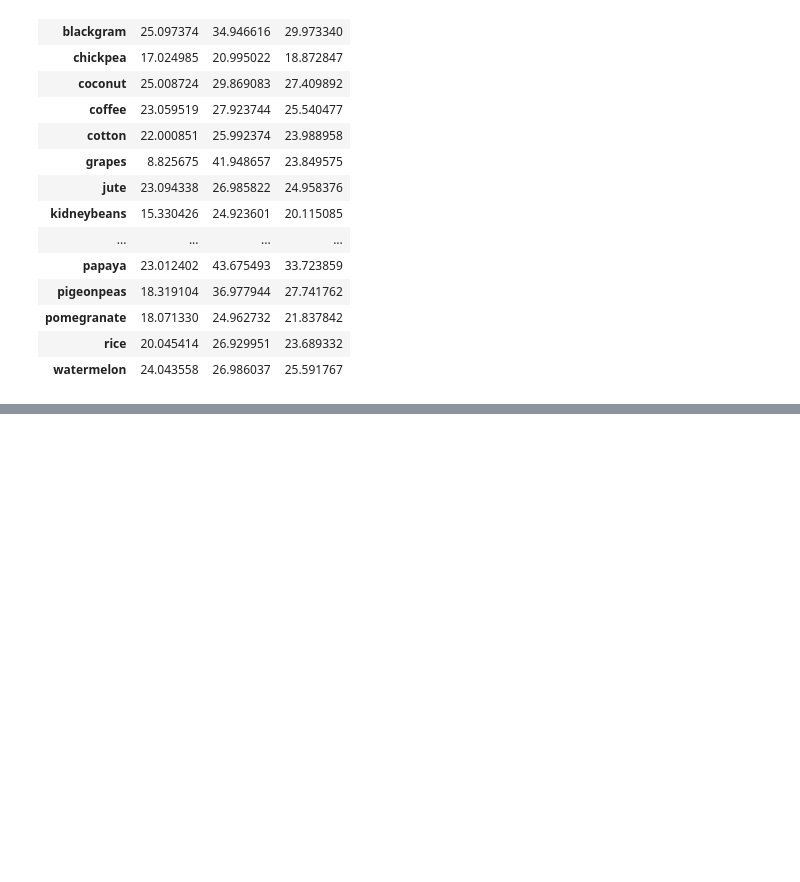
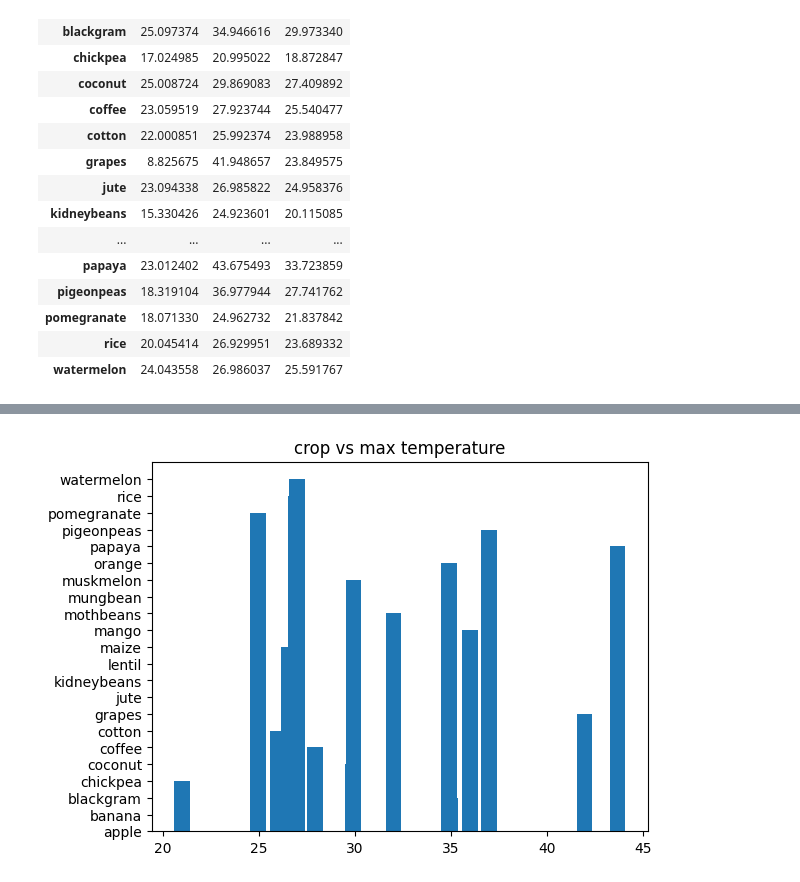
Before and after one commit to vanshika705/UnsupervisedLearningProject, a Jupyter notebook: project.ipynb, the cells around one changed output, grey strips where cells are left out. Saved outputs shown, nothing was run; the diff lists cells and outputs as text; code cells hidden in the pictures; blank space fills up the shorter version.

```diff
--- a/project.ipynb
+++ b/project.ipynb
@@ -151,0 +224,6 @@ grouped["temperature"].agg(min="min",max="max",mean="mean")
+# %%
+plt.bar(max_crop_temp,crops)
+plt.title("crop vs max temperature")
+plt.show()
+# %% [output]
+[figure, added]
```
Also changed, not shown: parts of 23 cells of this notebook.
